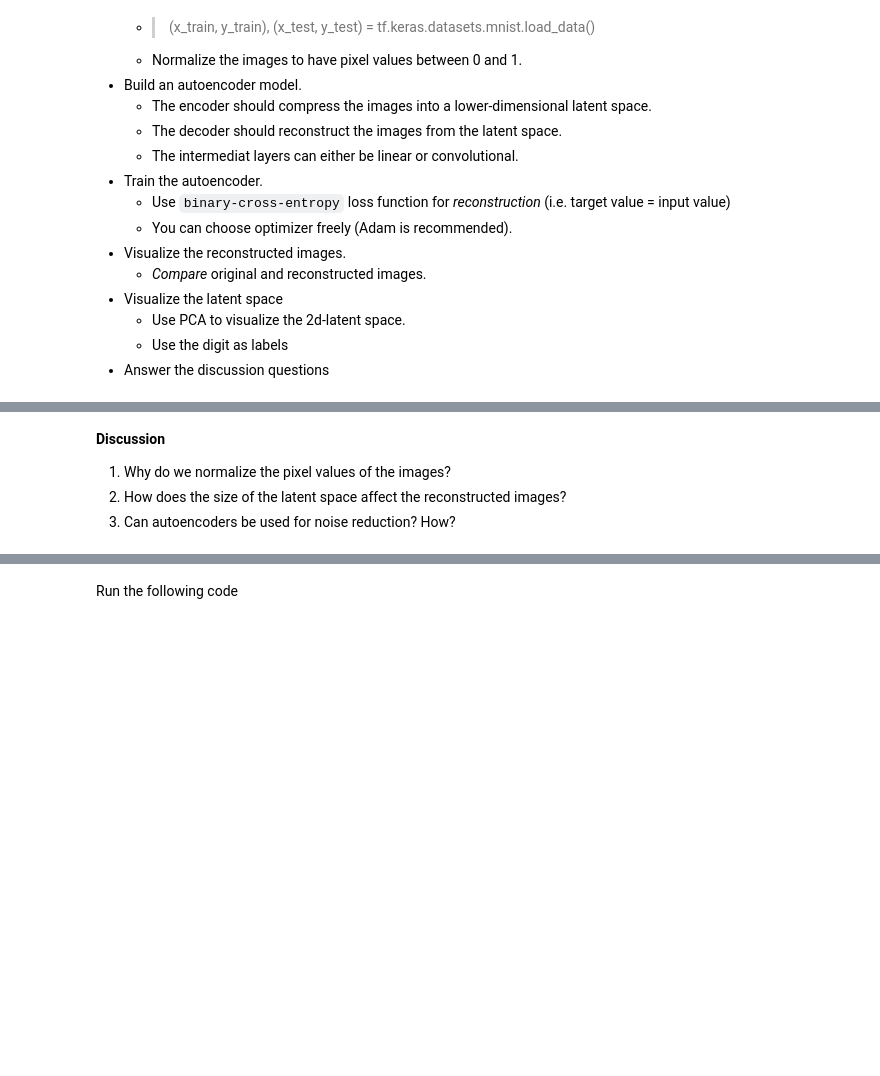
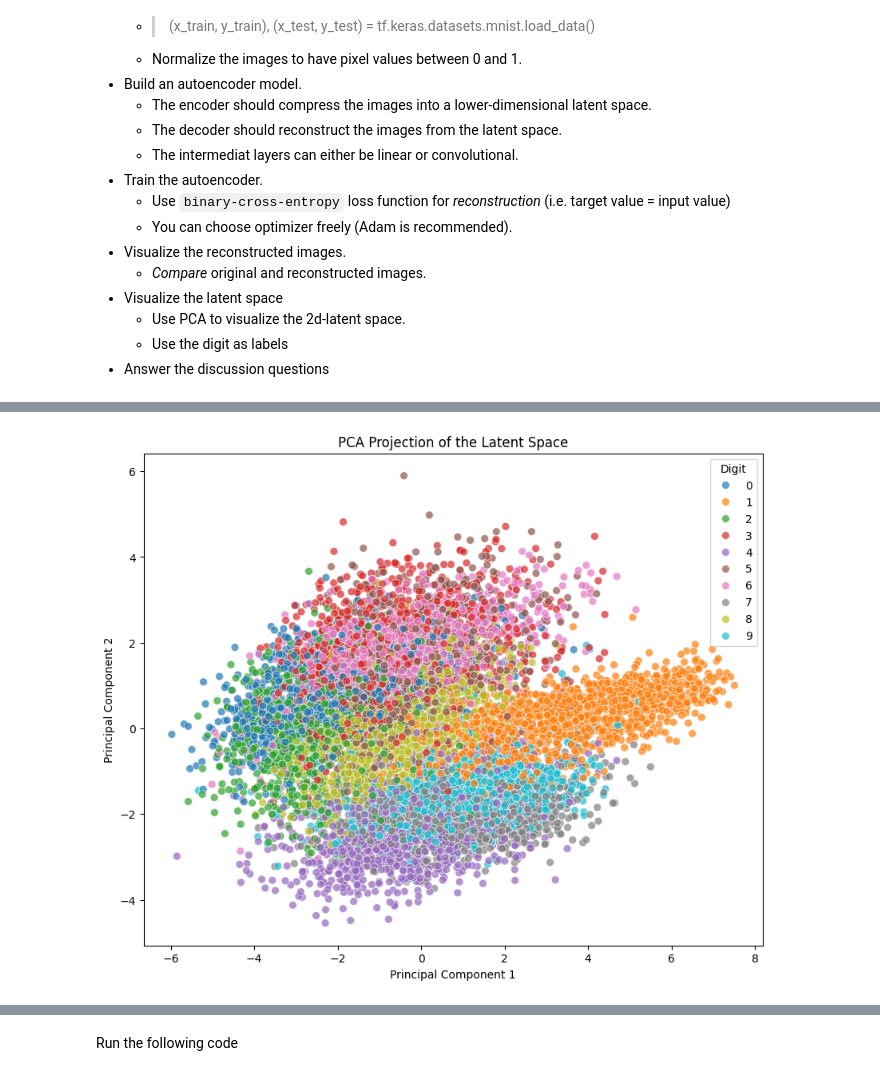
Before and after one commit to bardpedersen/DAT300, a Jupyter notebook: assignment/CA4/ca4.ipynb, the cells around one changed output, grey strips where cells are left out. Drawn from its saved outputs; the diff is of its cells as text; code cells hidden in the pictures; blank space fills up the shorter version.

```diff
--- a/assignment/CA4/ca4.ipynb
+++ b/assignment/CA4/ca4.ipynb
@@ -56,0 +64,21 @@ Two main components: an **encoder** and a **decoder**.
+# %%
+# 2. Build the autoencoder model
+# Your code here
+input_img = layers.Input(shape=(28, 28, 1))
+e1 = layers.Conv2D(8, 5, activation='relu', padding='same')(input_img)
+e2 = layers.MaxPooling2D(2, padding='same')(e1)
+e3 = layers.Conv2D(16, 5, activation='relu', padding='same')(e2)
+e4 = layers.MaxPooling2D(2, padding='same')(e3)  # (7, 7, 16)
+
+# Flatten and add dense bottleneck layer
+flat = layers.Flatten()(e4)
+bottleneck = layers.Dense(10, activation='relu')(flat) #392
+
+# Decoder (reshape back to convolutional format)
+d1 = layers.Dense(7 * 7 * 16, activation='relu')(bottleneck)  # (7, 7, 16)
+d1_reshaped = layers.Reshape((7, 7, 16))(d1)
+d2 = layers.Conv2DTranspose(16, 5, activation='relu', padding='same', strides=2)(d1_reshaped)
+d3 = layers.Conv2DTranspose(8, 5, activation='relu', padding='same', strides=2)(d2)
+decoded = layers.Conv2DTranspose(1, 5, activation='sigmoid', padding='same')(d3)
+
+autoencoder = Model(input_img, decoded)
@@ -58,3 +136,17 @@ Two main components: an **encoder** and a **decoder**.
 # 4. Visualize the PCA-projection of the latent space. Try to inlcude the labels in the plot for a better understanding of
 # the distribution of the latent space.
 # Your code here
+latent_model = Model(input_img, bottleneck)
+latent_representations = latent_model.predict(x_test)
+
+pca = PCA(n_components=2)
+latent_2d = pca.fit_transform(latent_representations)
+
+plt.figure(figsize=(10, 8))
+sns.scatterplot(x=latent_2d[:, 0], y=latent_2d[:, 1], hue=y_test, palette="tab10", s=50, alpha=0.7)
+plt.title("PCA Projection of the Latent Space")
+plt.xlabel("Principal Component 1")
+plt.ylabel("Principal Component 2")
+plt.legend(title='Digit', loc='best')
+plt.show()
+# %% [output]
@@ -61,5 +154 @@ Two main components: an **encoder** and a **decoder**.
+[figure, added]
-# %% [markdown]
-**Discussion**
-1. Why do we normalize the pixel values of the images?
-2. How does the size of the latent space affect the reconstructed images?
-3. Can autoencoders be used for noise reduction? How?
```
Also changed, not shown: parts of 17 cells of this notebook, 1 other file.
